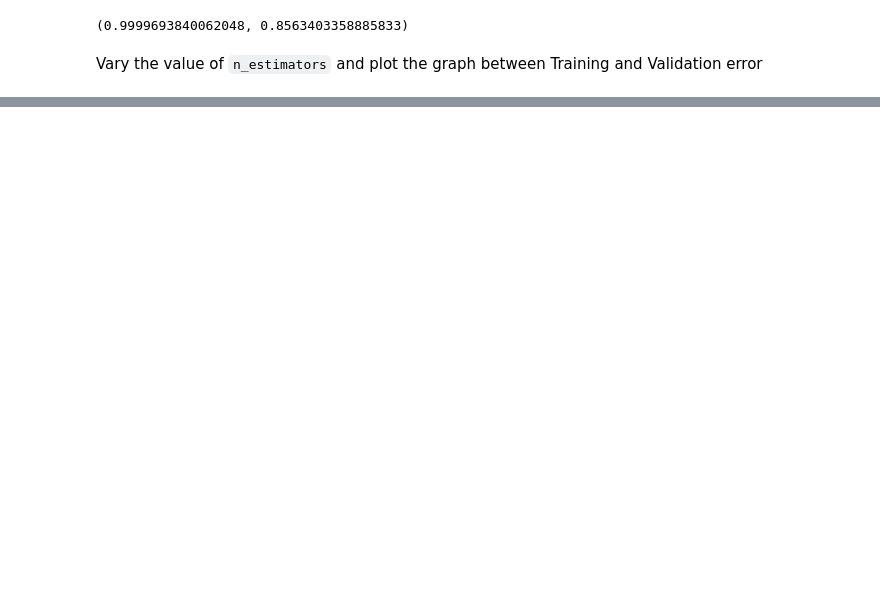
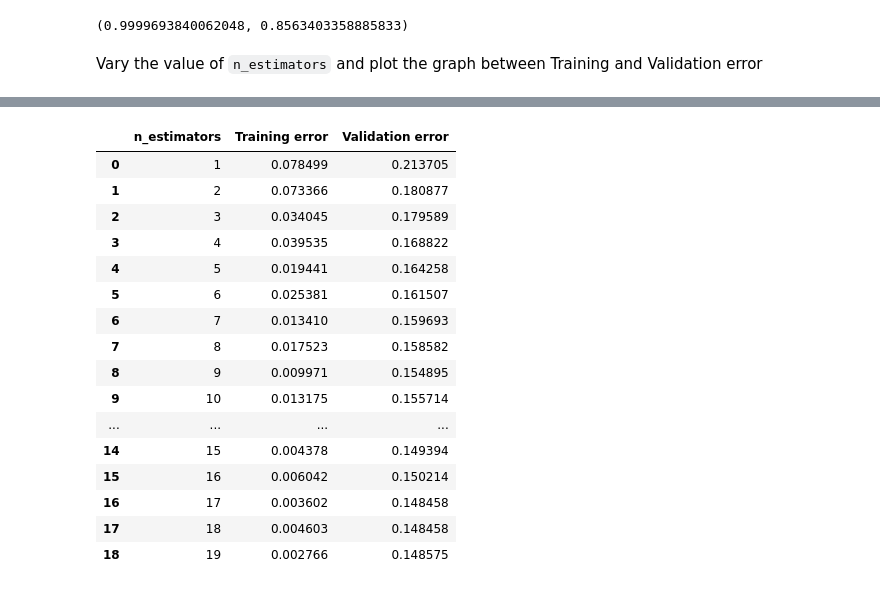
Before and after one commit to mebre7/weather-forecasting-aus-ml, a Jupyter notebook: Decision_Trees_and_Random_Forest/notebook/decision_trees_and_random_forest.ipynb, the cells around one changed output, grey strips where cells are left out. Cells and saved outputs as stored; diff of their text form; code cells hidden in the pictures; blank space fills up the shorter version.

```diff
--- a/Decision_Trees_and_Random_Forest/notebook/decision_trees_and_random_forest.ipynb
+++ b/Decision_Trees_and_Random_Forest/notebook/decision_trees_and_random_forest.ipynb
@@ -1285,3 +1370,10 @@ base_accs
 (0.9999693840062048, 0.8563403358885833)
 # %% [markdown]
 Vary the value of `n_estimators` and plot the graph between Training and Validation error
+# %%
+def n_est_errors(n_est: int):
+  model = RandomForestClassifier(n_estimators=n_est, n_jobs=-1, random_state=42)
+  model.fit(X_train, X_target)
+  train_acc_err = 1- model.score(X_train, X_target)
+  val_acc_err = 1 - model.score(X_val, val_target_data)
+  return {'n_estimators': n_est, 'Training error': train_acc_err, 'Validation error': val_acc_err}
@@ -1287,0 +1387,2 @@ Vary the value of `n_estimators` and plot the graph between Training and Validat
+# %%
+errors_df = pd.DataFrame([n_est_errors(est) for est in range(1, 20)]) # this took 2 minutes to finish
@@ -1287,0 +1407,20 @@ Vary the value of `n_estimators` and plot the graph between Training and Validat
+# %%
+errors_df
+# %% [output]
+|  | n_estimators | Training error | Validation error |
+| 0 | 1 | 0.078499 | 0.213705 |
+| 1 | 2 | 0.073366 | 0.180877 |
+| 2 | 3 | 0.034045 | 0.179589 |
+| 3 | 4 | 0.039535 | 0.168822 |
+| 4 | 5 | 0.019441 | 0.164258 |
+| 5 | 6 | 0.025381 | 0.161507 |
+| 6 | 7 | 0.013410 | 0.159693 |
+| 7 | 8 | 0.017523 | 0.158582 |
+| 8 | 9 | 0.009971 | 0.154895 |
+| 9 | 10 | 0.013175 | 0.155714 |
+| ... | ... | ... | ... |
+| 14 | 15 | 0.004378 | 0.149394 |
+| 15 | 16 | 0.006042 | 0.150214 |
+| 16 | 17 | 0.003602 | 0.148458 |
+| 17 | 18 | 0.004603 | 0.148458 |
+| 18 | 19 | 0.002766 | 0.148575 |
```
Also changed, not shown: parts of 51 cells of this notebook.
